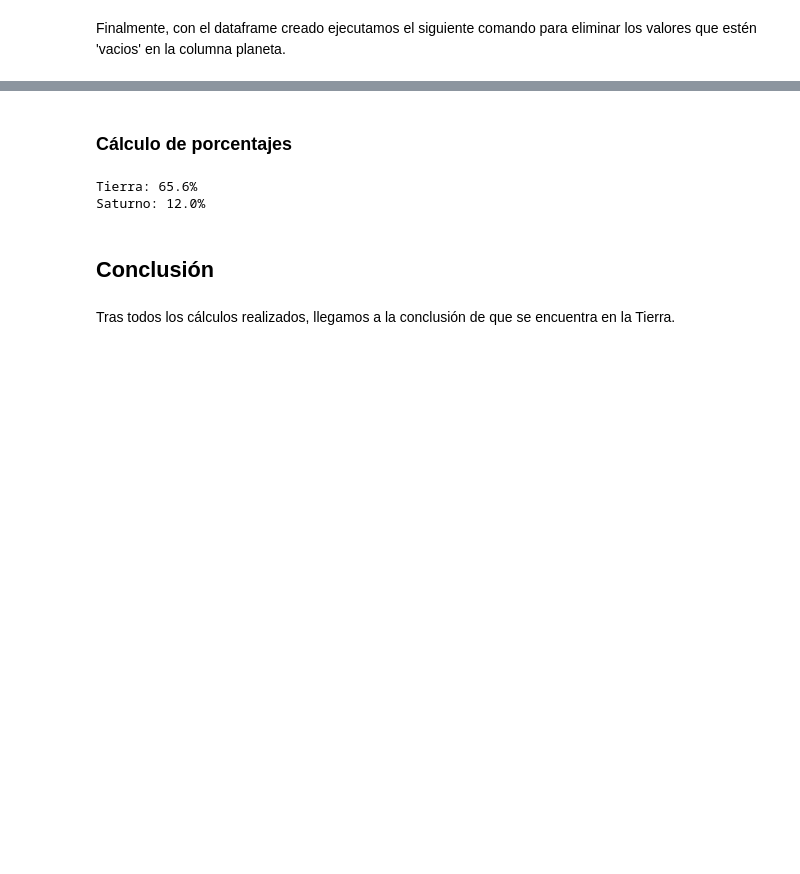
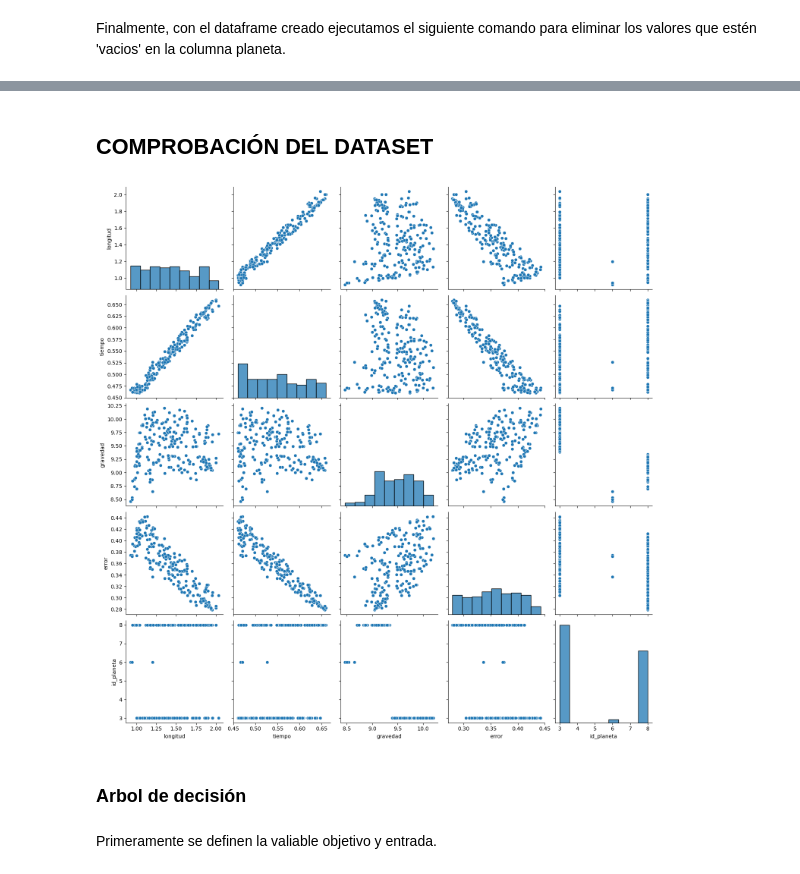
Before and after one commit to mgonzalz/perdidos_espacio, a Jupyter notebook: perdidos_espacio.ipynb, the cells around one changed output, grey strips where cells are left out. Drawn from its saved outputs; the diff is of its cells as text; code cells hidden in the pictures; blank space fills up the shorter version.

```diff
--- a/perdidos_espacio.ipynb
+++ b/perdidos_espacio.ipynb
@@ -312,20 +325,14 @@ plt.show()
+# %%
+df_2 = df_1.copy()
+# %% [markdown]
+## COMPROBACIÓN DEL DATASET
+# %%
+# Visualizamos las relaciones de cada par de variables existentes en el conjunto de datos
+sns.pairplot(data=df_2, height=3)
+plt.show()
+# %% [output]
+[figure, added]
 # %% [markdown]
-### Cálculo de porcentajes
+### Arbol de decisión
-# %%
-# Calcular la frecuencia absoluta
-freq_abs = df_recta_1['planeta'].value_counts()
-
-# Calcular la frecuencia relativa
-freq_rel = freq_abs / len(df_recta_1['planeta'])
-
-# Calcular los porcentajes (opcional)
-porcentajes = freq_rel * 100
-for i in range(len(porcentajes)):
-    print(f'{freq_abs.index[i]}: {round(porcentajes[i], 2)}%')
-# %% [output]
-Tierra: 65.6%
-Saturno: 12.0%
-# %% [markdown]
-## Conclusión
-# %% [markdown]
-Tras todos los cálculos realizados, llegamos a la conclusión de que se encuentra en la Tierra. </br>
+# %% [markdown]
+Primeramente se definen la valiable objetivo y entrada. </br>
```
Also changed, not shown: parts of 79 cells of this notebook, 4 other files.
